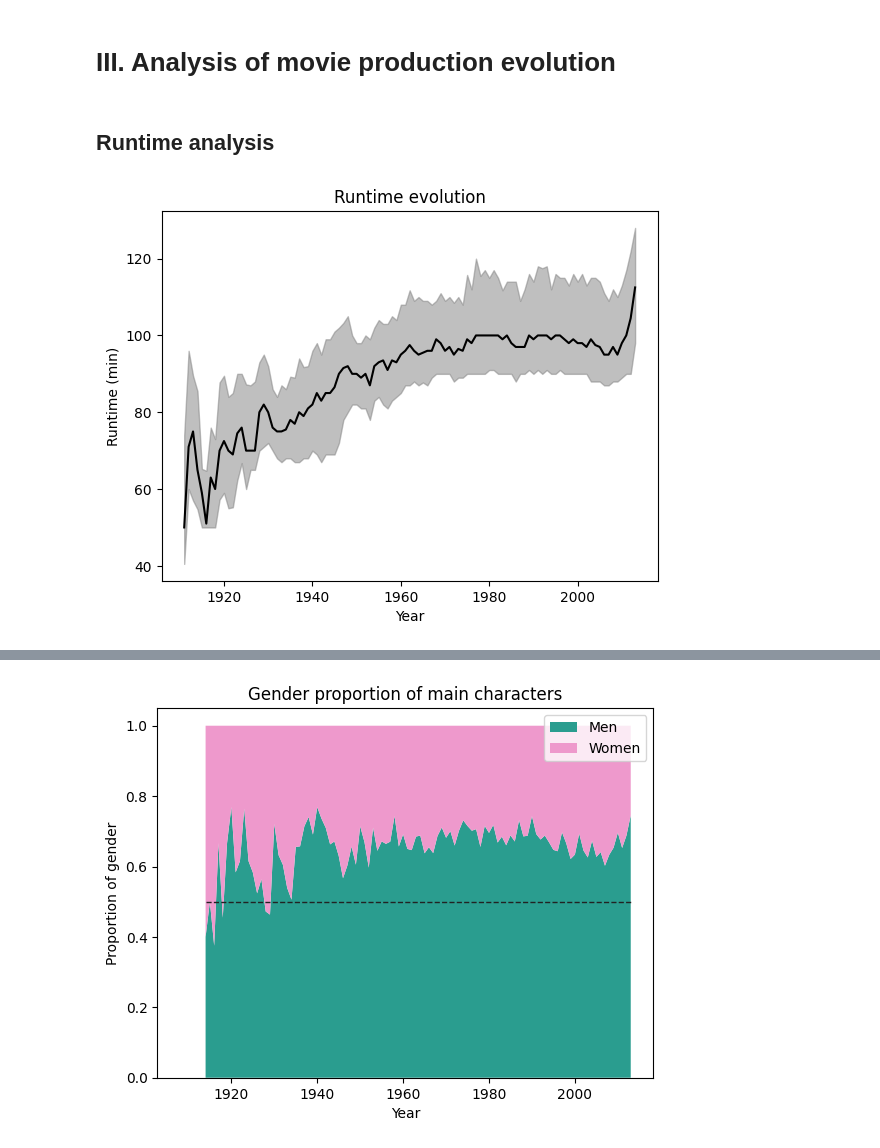
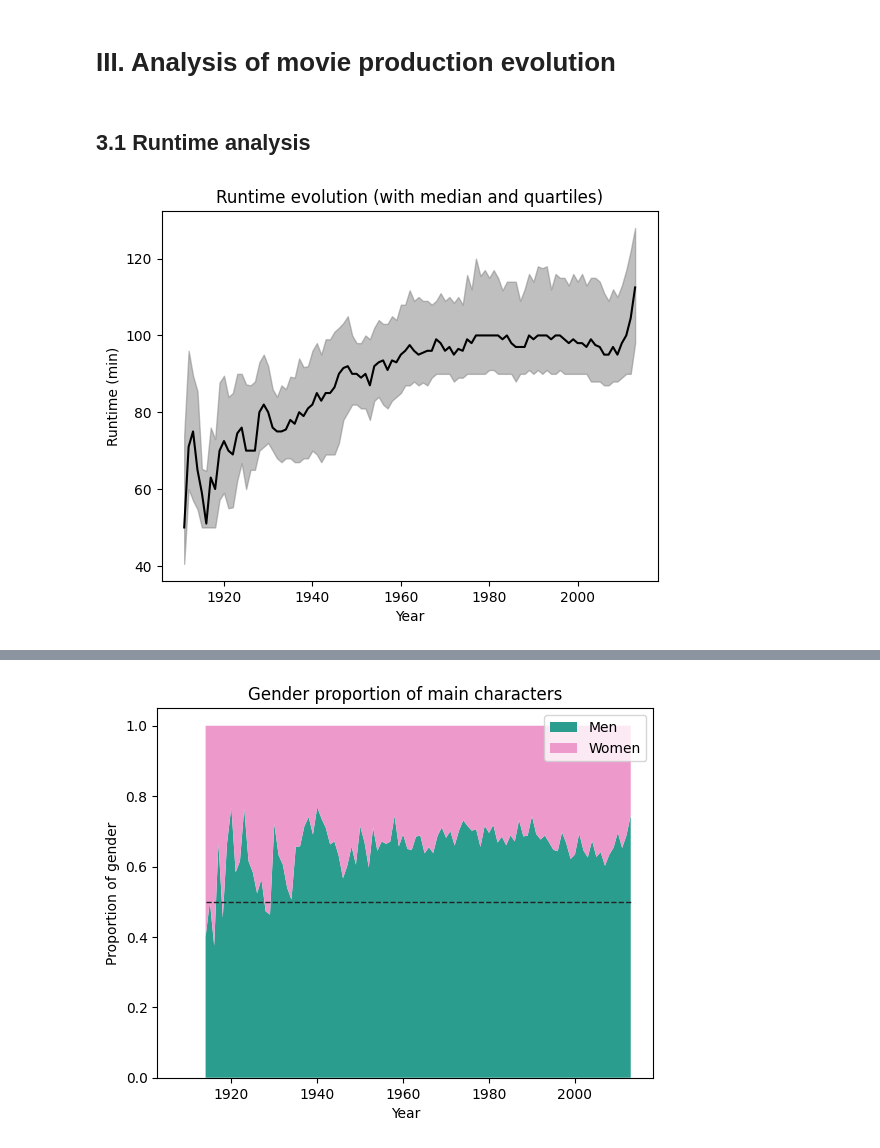
Before and after one commit to epfl-ada/ada-2022-project-r4d4r, a Jupyter notebook: BigNotebook.ipynb, the cells around one changed output, grey strips where cells are left out. Drawn from its saved outputs; the diff is of its cells as text; code cells hidden in the pictures.

```diff
--- a/BigNotebook.ipynb
+++ b/BigNotebook.ipynb
@@ -516,19 +516,20 @@ Those 6 genres represent almost two thirds of the movies in the dataset.
 # %% [markdown]
 # III. Analysis of movie production evolution
 # %% [markdown]
-## Runtime analysis
+## 3.1 Runtime analysis
 # %%
-df_runtime = MOVIE_DATA[["movie_release_year", "runtime"]]
+df_runtime = df_movies[["movie_release_year", "runtime"]]
 des_runtime = df_runtime.groupby("movie_release_year").describe()["runtime"]
 des_runtime = des_runtime[des_runtime["count"] >= 5]
+
 plt.fill_between(des_runtime.index, des_runtime["25%"].values, des_runtime["75%"].values, alpha = 0.5, color = 'gray')
 plt.plot(des_runtime.index, des_runtime["50%"], color = 'black')
 plt.xlabel('Year')
 plt.ylabel('Runtime (min)')
-plt.title('Runtime evolution')
+plt.title('Runtime evolution (with median and quartiles)')
 plt.show()
 # %% [output]
-[figure, old version]
+[figure, new version]
 # %%
 plt.fill_between(des_runtime.index, des_runtime["mean"].values - des_runtime["std"].values, des_runtime["mean"].values + des_runtime["std"].values, alpha = 0.5, color = 'gray')
 plt.plot(des_runtime["mean"], color = 'black')
```
Also changed, not shown: parts of 20 cells of this notebook.
